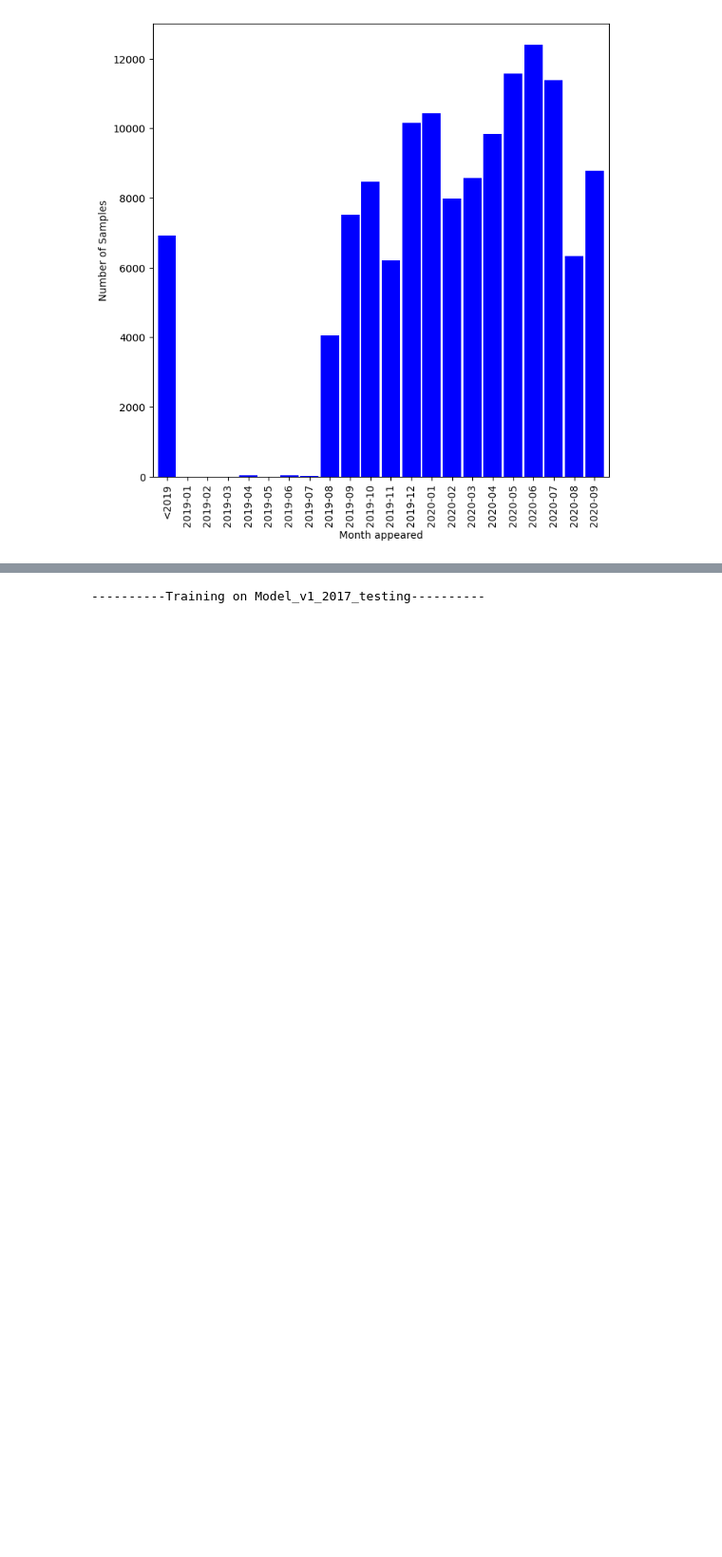
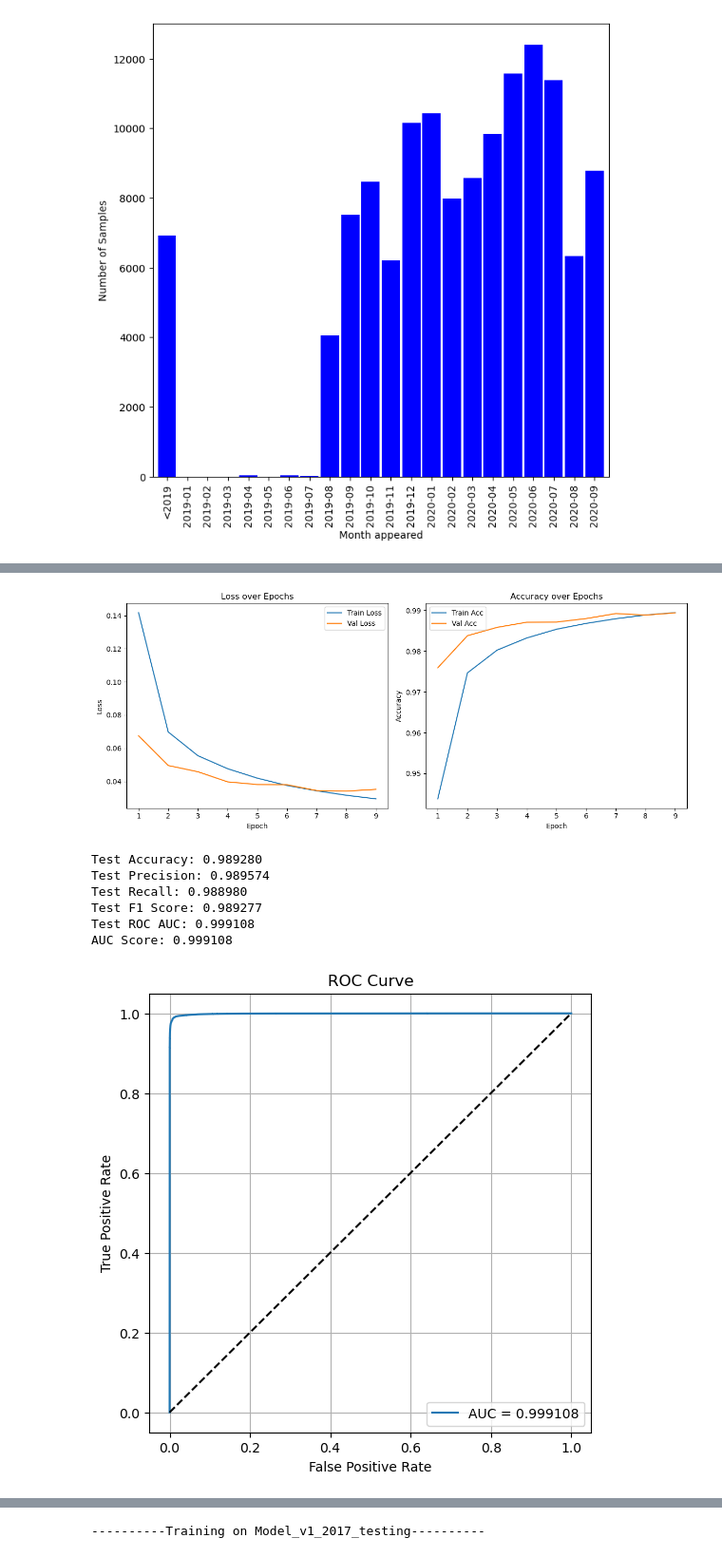
Before and after one commit to AlisaUrsu/SentinelExec_Models, a Jupyter notebook: 2017_dataset.ipynb, the cells around one changed output, grey strips where cells are left out. Shown at 95% size. Cells and saved outputs as stored; diff of their text form; code cells hidden in the pictures; blank space fills up the shorter version.

```diff
--- a/2017_dataset.ipynb
+++ b/2017_dataset.ipynb
@@ -475,0 +586,64 @@ Detection Rate (TPR): 95.6320%
+# %%
+import torch
+import torch.nn as nn
+import torch.optim as optim
+
+class Model_BIG_v4(nn.Module):
+    def __init__(self, input_dim=2351):
+        super().__init__()
+        self.net = nn.Sequential(
+            nn.Linear(input_dim, 2048),
+            nn.ReLU(),
+            nn.BatchNorm1d(2048),
+            nn.Dropout(0.5),
+
+            nn.Linear(2048, 2048),
+            nn.ReLU(),
+            nn.BatchNorm1d(2048),
+            nn.Dropout(0.5),
+
+            nn.Linear(2048, 1024),
+            nn.ReLU(),
+            nn.BatchNorm1d(1024),
+            nn.Dropout(0.5),
+
+            nn.Linear(1024, 1),
+            nn.Sigmoid()
+        )
+
+
+    def forward(self, x):
+        return self.net(x)
+
+
+# 3. test + train
+
+import torch
+import torch.nn as nn
+import torch.optim as optim
+import idk
+
+print("----------Training on Model_v5_BIG----------\n\n")
+
+
+device = torch.device("cuda" if torch.cuda.is_available() else "cpu")
+print(torch.cuda.is_available())
+model = Model_BIG_v4()
+print(model)
+results = idk.train_model(model, train_loader, val_loader, device, 20, 0.0001, "models/Model_BIG_v5_2017_128.pth")
+
+idk.plot_training_metrics(
+    results["train_losses"],
+    results["val_losses"],
+    results["train_accuracies"],
+    results["val_accuracies"],
+    model_name="Model_BIG_v5"
+)
+
+model.load_state_dict(torch.load("models/Model_BIG_v5_2017_128.pth"))
+test_results = idk.evaluate_model_on_test(model, test_loader, device)
+
+idk.plot_roc_curve(test_results["labels"], test_results["probs"])
+idk.plot_confusion_matrix(test_results["labels"], test_results["probs"])
+idk.evaluate_at_fpr_thresholds(test_results["labels"], test_results["probs"], fpr_targets=[0.01, 0.001])
+# %% [output]
@@ -475,0 +667,8 @@ Detection Rate (TPR): 95.6320%
+[figure, added]
+Test Accuracy: 0.989280
+Test Precision: 0.989574
+Test Recall: 0.988980
+Test F1 Score: 0.989277
+Test ROC AUC: 0.999108
+AUC Score: 0.999108
+[figure, added]
```
Also changed, not shown: parts of 14 cells of this notebook, 22 other files.
